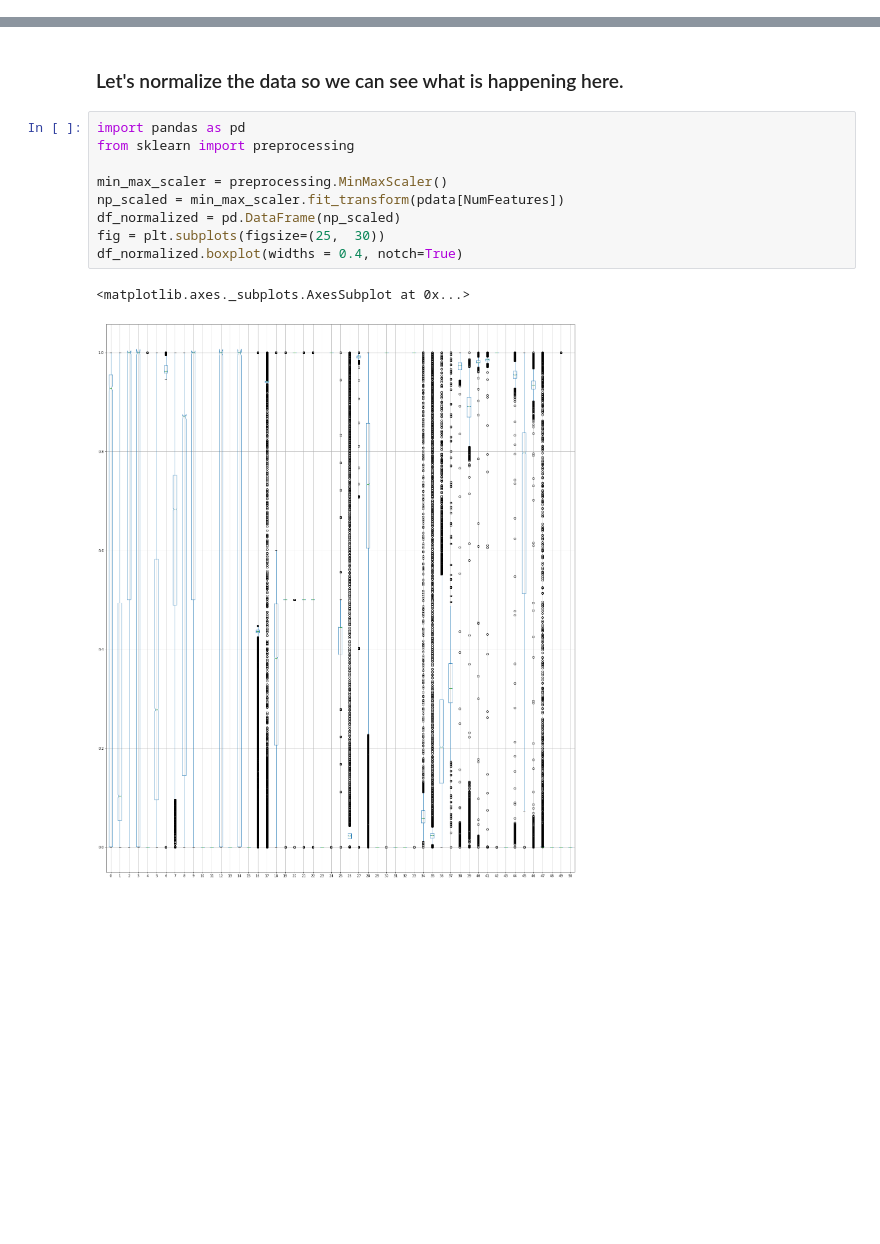
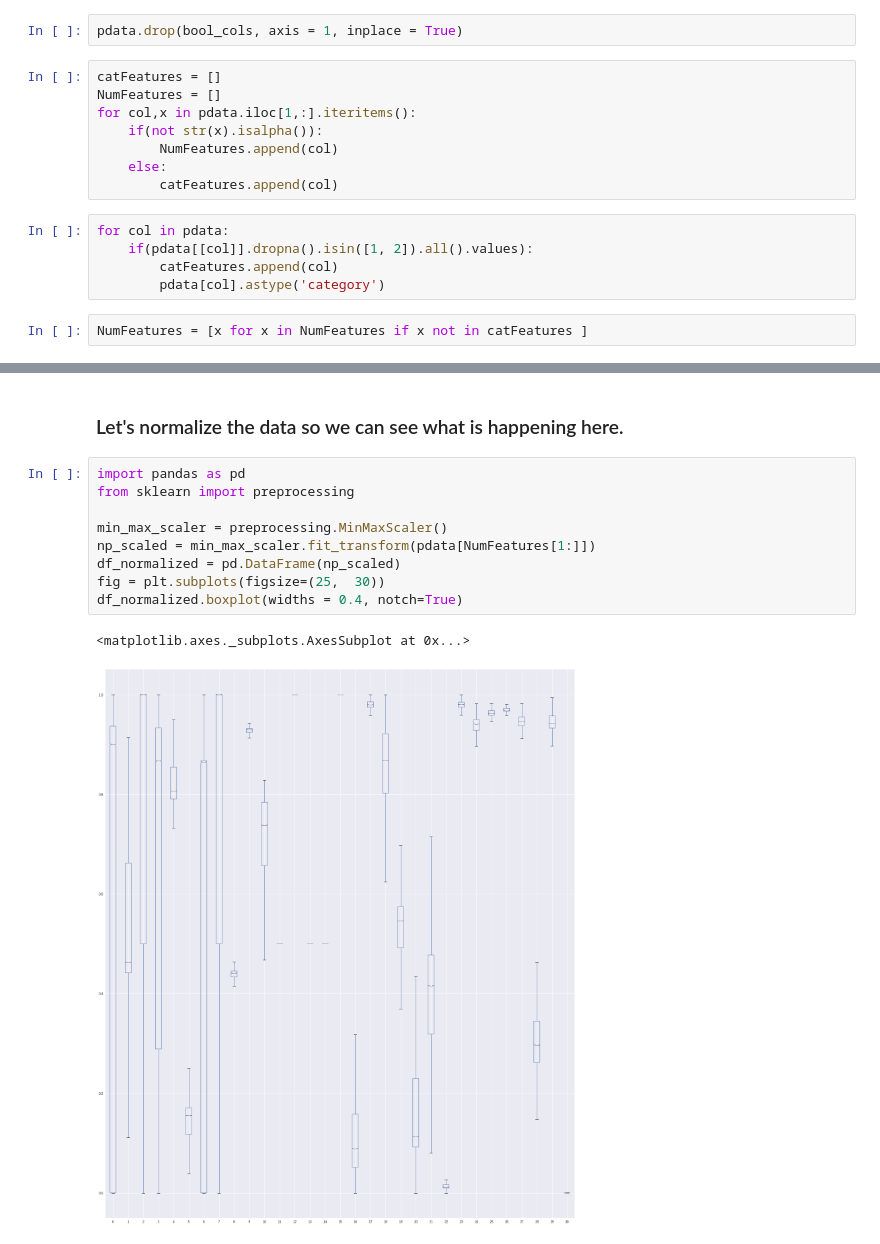
Before and after one commit to laure-delisle/SWaT, a Jupyter notebook: EDA/data_analysis.ipynb, the cells around one changed output, grey strips where cells are left out. Drawn from its saved outputs; the diff is of its cells as text; blank space fills up the shorter version.

```diff
--- a/EDA/data_analysis.ipynb
+++ b/EDA/data_analysis.ipynb
@@ -60,0 +141,17 @@ pdata[NumFeatures] = pdata[NumFeatures].apply(pd.to_numeric)
+# %%
+pdata.drop(bool_cols, axis = 1, inplace = True)
+# %%
+catFeatures = []
+NumFeatures = []
+for col,x in pdata.iloc[1,:].iteritems():
+    if(not str(x).isalpha()):
+        NumFeatures.append(col)
+    else:
+        catFeatures.append(col)
+# %%
+for col in pdata:
+    if(pdata[[col]].dropna().isin([1, 2]).all().values):
+        catFeatures.append(col)
+        pdata[col].astype('category')
+# %%
+NumFeatures = [x for x in NumFeatures if x not in catFeatures ]
@@ -182,12 +295,12 @@ hi_corr_features = map(lambda x:x+1, hi_corr_features)
 # %%
 import pandas as pd
 from sklearn import preprocessing
 
 min_max_scaler = preprocessing.MinMaxScaler()
-np_scaled = min_max_scaler.fit_transform(pdata[NumFeatures])
+np_scaled = min_max_scaler.fit_transform(pdata[NumFeatures[1:]])
 df_normalized = pd.DataFrame(np_scaled)
 fig = plt.subplots(figsize=(25,  30))
 df_normalized.boxplot(widths = 0.4, notch=True)
 # %% [output]
 <matplotlib.axes._subplots.AxesSubplot at 0x...>
-[figure, old version]
+[figure, new version]
```
Also changed, not shown: parts of 50 cells of this notebook.
